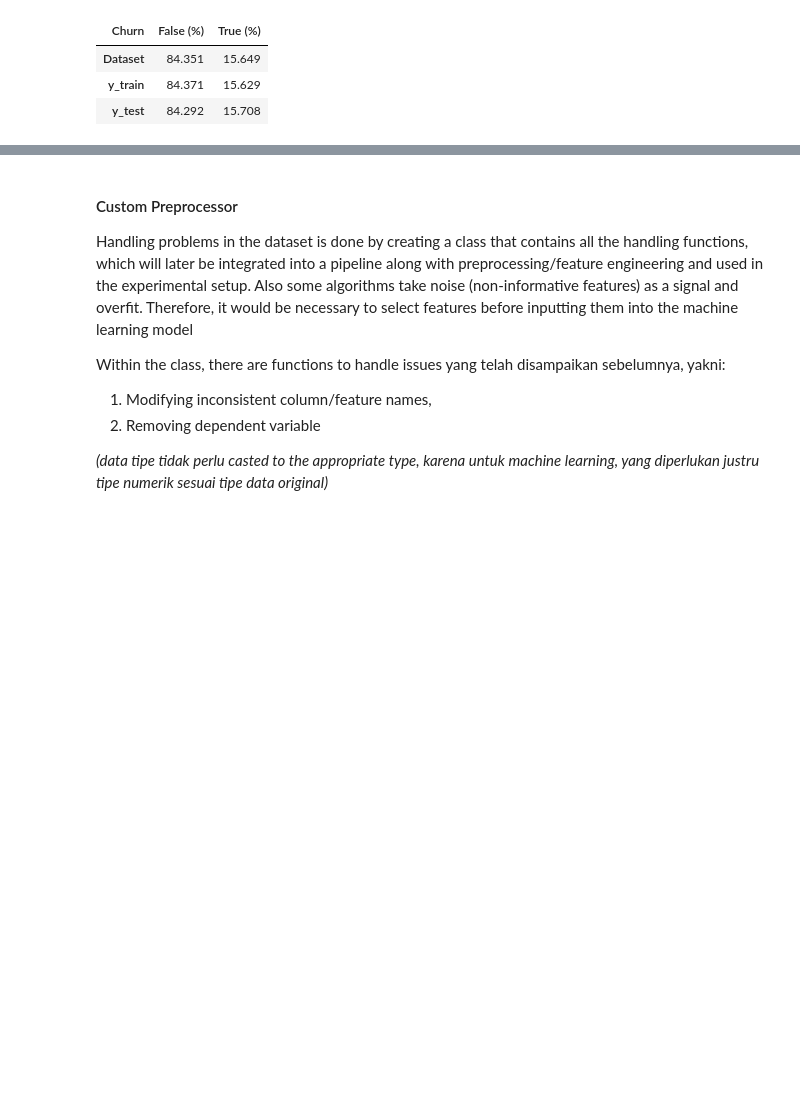
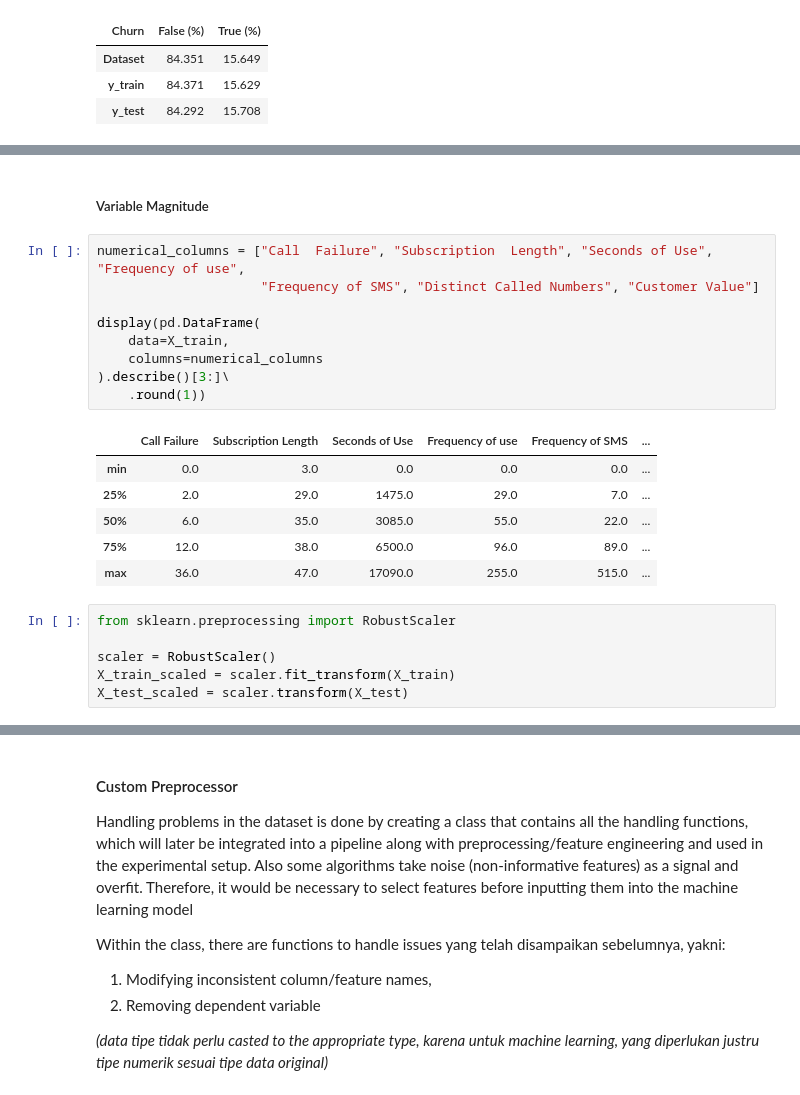
Before and after one commit to garudapaksi-yusuf/Iranian_Telecom_Churn, a Jupyter notebook: notebook/3. Data Modeling.ipynb, the cells around one changed output, grey strips where cells are left out. Saved outputs shown, nothing was run; the diff lists cells and outputs as text; blank space fills up the shorter version.

```diff
--- a/notebook/3. Data Modeling.ipynb
+++ b/notebook/3. Data Modeling.ipynb
@@ -127,0 +231,24 @@ Note:
+# %% [markdown]
+##### Variable Magnitude
+# %%
+numerical_columns = ["Call  Failure", "Subscription  Length", "Seconds of Use", "Frequency of use",
+                     "Frequency of SMS", "Distinct Called Numbers", "Customer Value"]
+
+display(pd.DataFrame(
+    data=X_train,
+    columns=numerical_columns
+).describe()[3:]\
+    .round(1))
+# %% [output]
+|  | Call Failure | Subscription Length | Seconds of Use | Frequency of use | Frequency of SMS | ... |
+| min | 0.0 | 3.0 | 0.0 | 0.0 | 0.0 | ... |
+| 25% | 2.0 | 29.0 | 1475.0 | 29.0 | 7.0 | ... |
+| 50% | 6.0 | 35.0 | 3085.0 | 55.0 | 22.0 | ... |
+| 75% | 12.0 | 38.0 | 6500.0 | 96.0 | 89.0 | ... |
+| max | 36.0 | 47.0 | 17090.0 | 255.0 | 515.0 | ... |
+# %%
+from sklearn.preprocessing import RobustScaler
+
+scaler = RobustScaler()
+X_train_scaled = scaler.fit_transform(X_train)
+X_test_scaled = scaler.transform(X_test)
```
Also changed, not shown: parts of 27 cells of this notebook, 1 other file.
